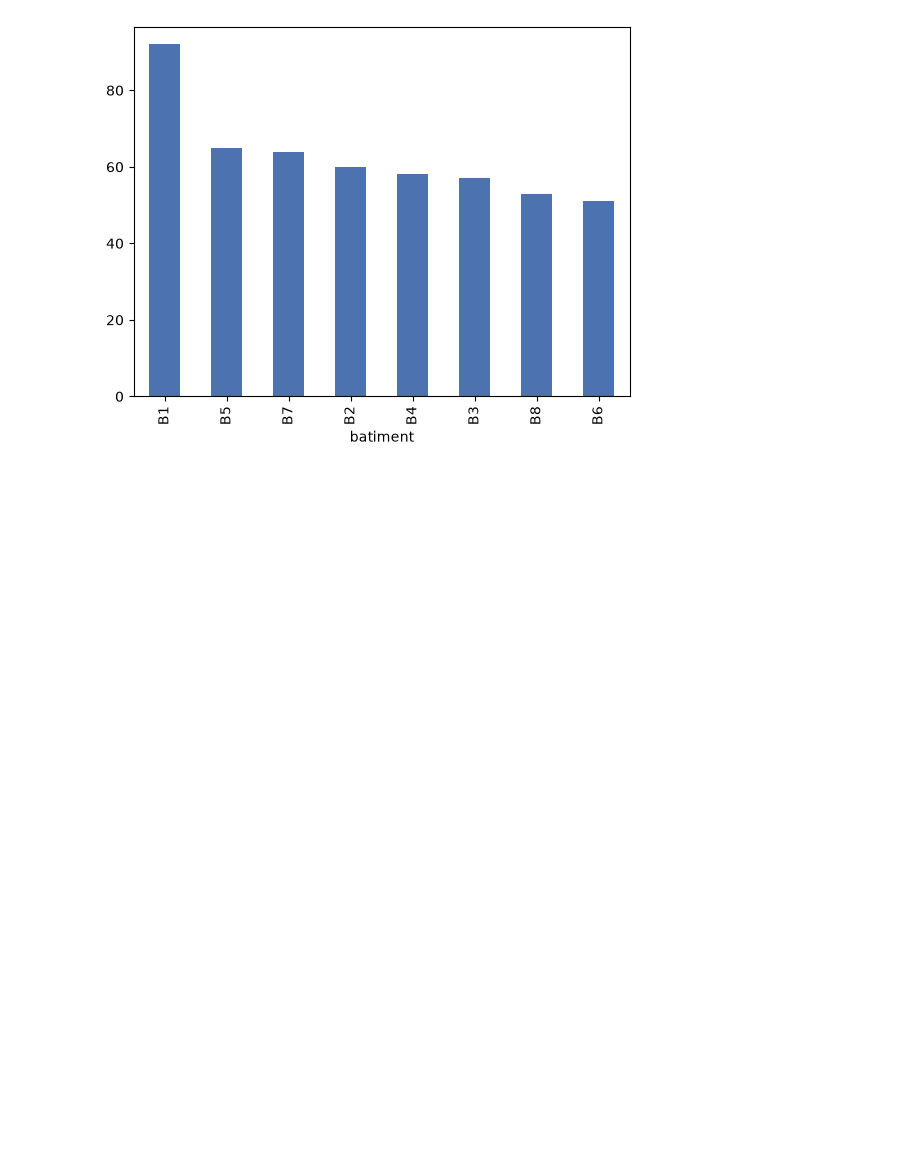
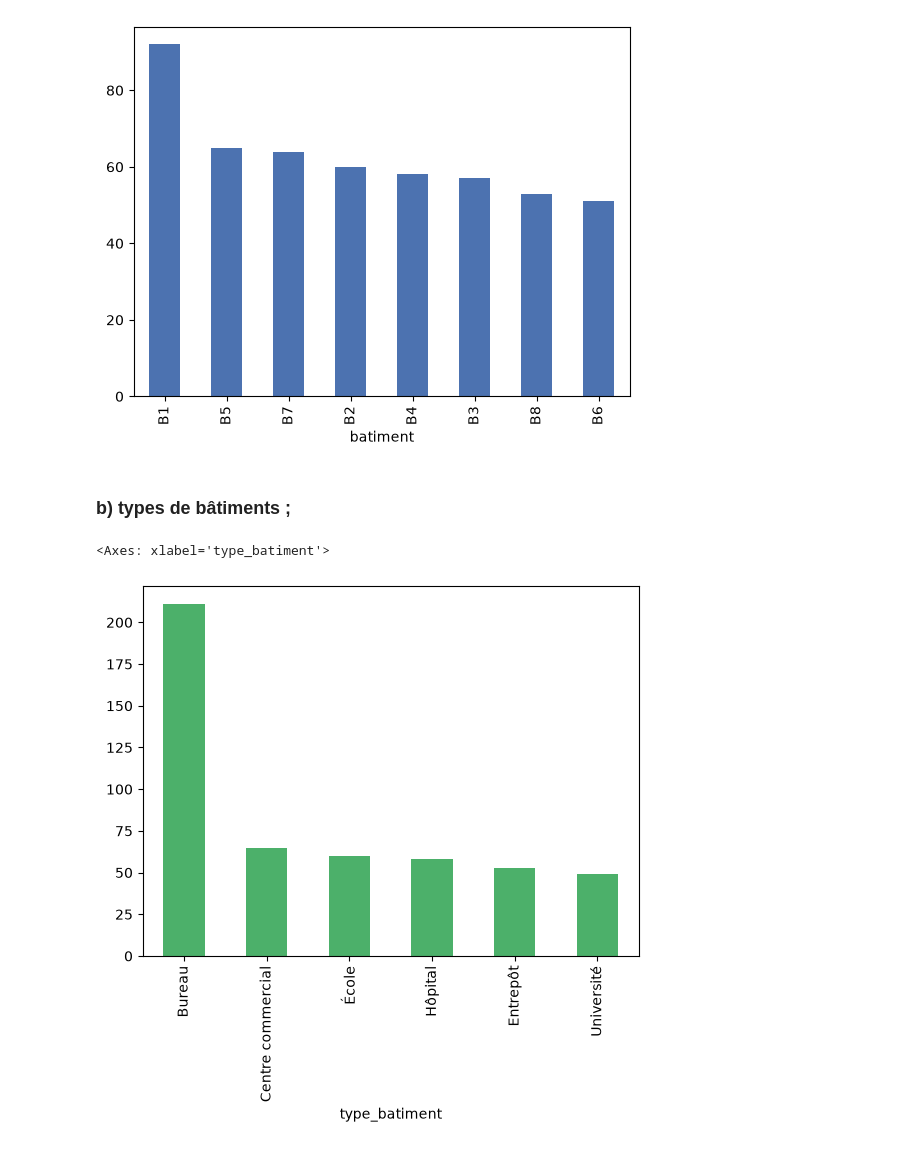
Before and after one commit to Damstat/atelier_prepa_donnees_tab, a Jupyter notebook: notebooks/atelier_prepa_donnees_tab.ipynb, the cells around one changed output. Drawn from its saved outputs; the diff is of its cells as text; code cells hidden in the pictures; blank space fills up the shorter version.

Commit message:
17b: Affichage de la frequence des types de batiments

```diff
--- a/notebooks/atelier_prepa_donnees_tab.ipynb
+++ b/notebooks/atelier_prepa_donnees_tab.ipynb
@@ -571,3 +571,10 @@ df["batiment"].value_counts().plot(kind="bar", color="#4C72B0")
 # %% [output]
 <Axes: xlabel='batiment'>
 [figure]
+# %% [markdown]
+### b) types de bâtiments ;
+# %%
+df["type_batiment"].value_counts().plot(kind="bar", color="#4CB06A")
+# %% [output]
+<Axes: xlabel='type_batiment'>
+[figure, added]
```
